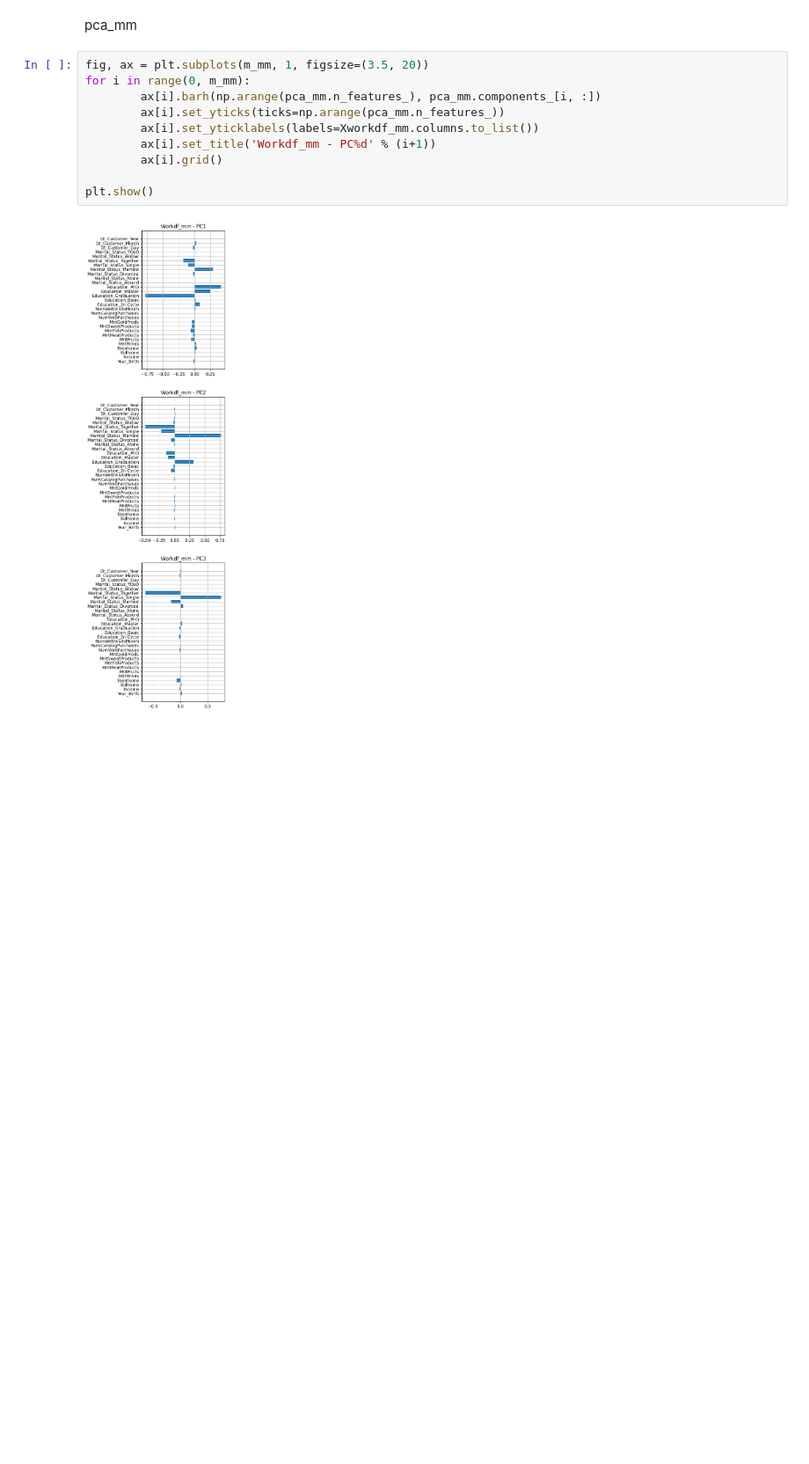
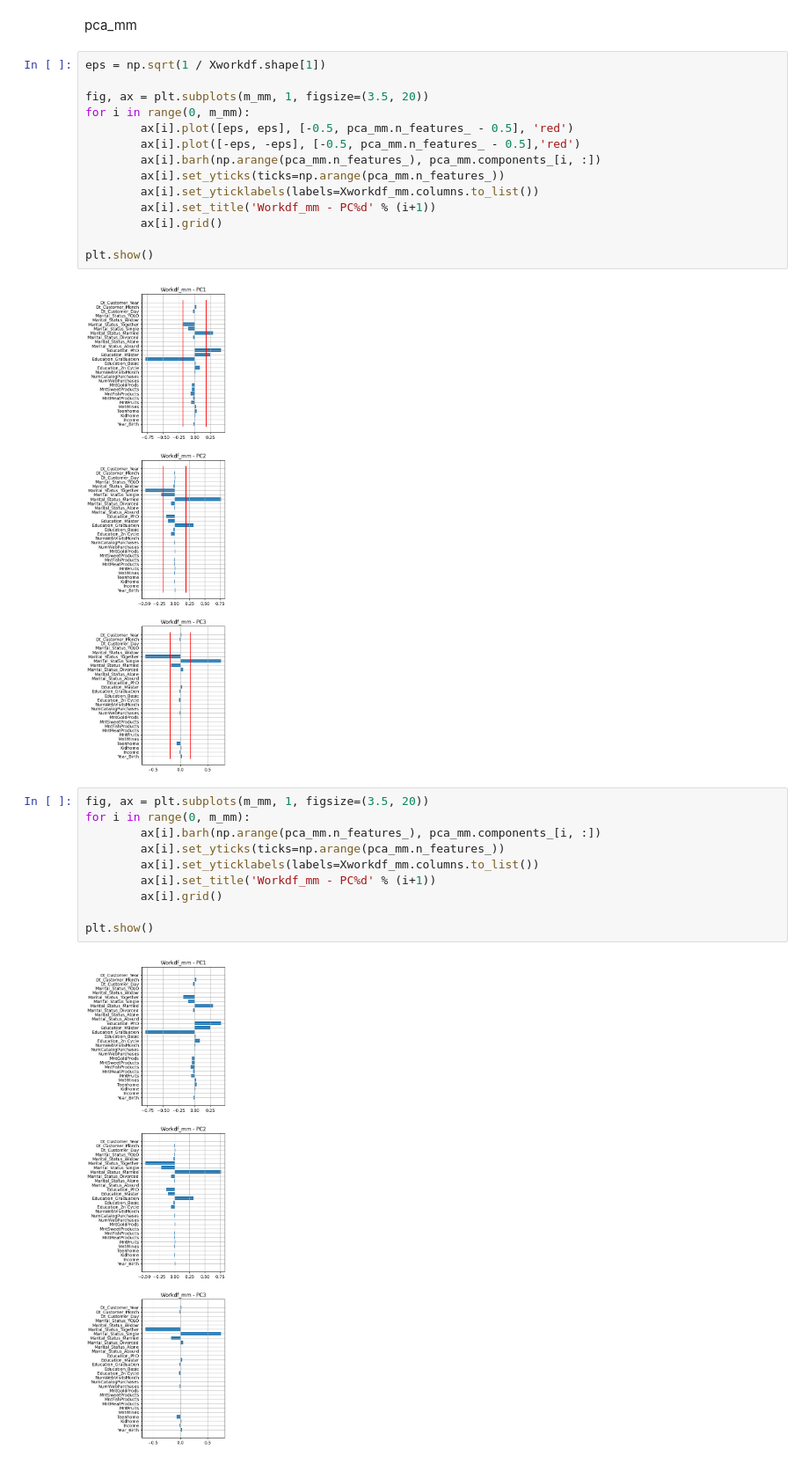
Before and after one commit to MarcoMungaiCoppolino/Data-Science-Portfolio, a Jupyter notebook: PROGETTO/HomeWork_1/MungaiCoppolinoPellegrino.ipynb, the cells around one changed output. Shown at 88% size. Saved outputs shown, nothing was run; the diff lists cells and outputs as text; blank space fills up the shorter version.

```diff
--- a/PROGETTO/HomeWork_1/MungaiCoppolinoPellegrino.ipynb
+++ b/PROGETTO/HomeWork_1/MungaiCoppolinoPellegrino.ipynb
@@ -452,5 +461,21 @@ plt.show()
 # %% [markdown]
 pca_mm
+# %%
+eps = np.sqrt(1 / Xworkdf.shape[1])
+
+fig, ax = plt.subplots(m_mm, 1, figsize=(3.5, 20))
+for i in range(0, m_mm):
+        ax[i].plot([eps, eps], [-0.5, pca_mm.n_features_ - 0.5], 'red')
+        ax[i].plot([-eps, -eps], [-0.5, pca_mm.n_features_ - 0.5],'red')
+        ax[i].barh(np.arange(pca_mm.n_features_), pca_mm.components_[i, :])
+        ax[i].set_yticks(ticks=np.arange(pca_mm.n_features_))
+        ax[i].set_yticklabels(labels=Xworkdf_mm.columns.to_list())
+        ax[i].set_title('Workdf_mm - PC%d' % (i+1))
+        ax[i].grid()
+
+plt.show()
+# %% [output]
+[figure, added]
 # %%
 fig, ax = plt.subplots(m_mm, 1, figsize=(3.5, 20))
 for i in range(0, m_mm):
```
Also changed, not shown: parts of 2 cells of this notebook.
